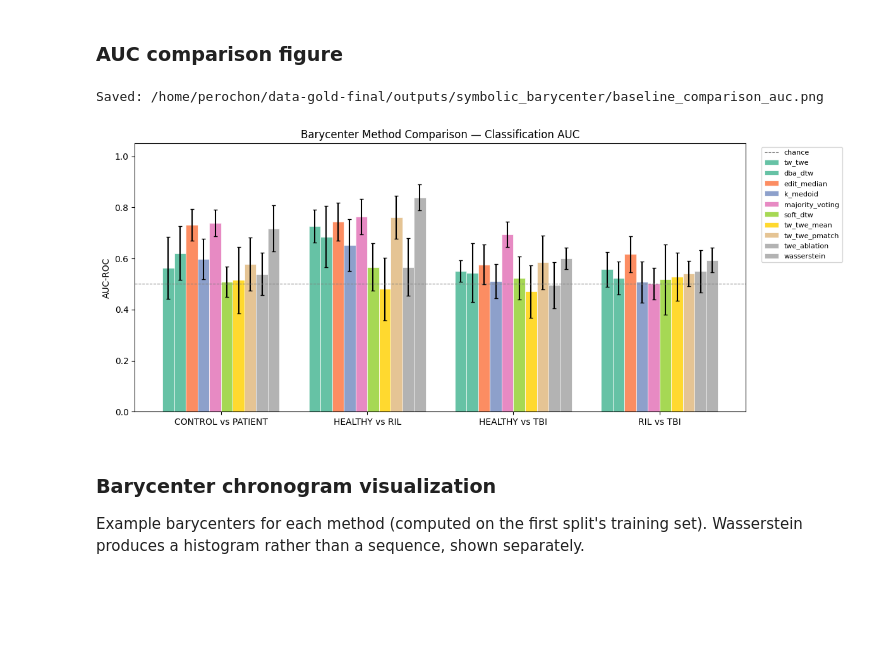
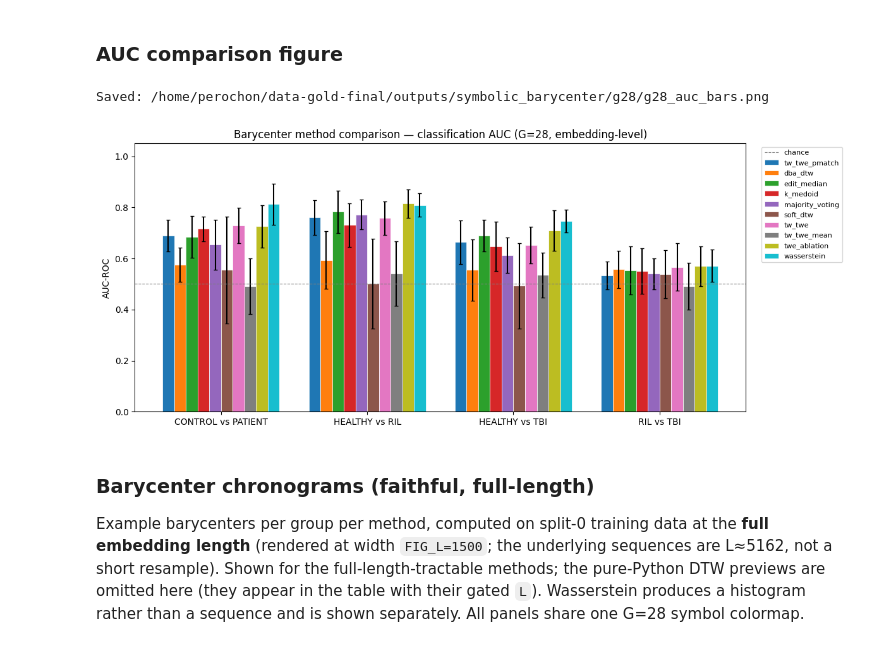
Before and after one commit to samperochon/smartflat, a Jupyter notebook: notebooks/06b_barycenter_baselines.ipynb, the cells around one changed output. Drawn from its saved outputs; the diff is of its cells as text; code cells hidden in the pictures; blank space fills up the shorter version.

```diff
--- a/notebooks/06b_barycenter_baselines.ipynb
+++ b/notebooks/06b_barycenter_baselines.ipynb
@@ -322,56 +413,54 @@ display(summary)
 # %% [markdown]
 ### AUC comparison figure
 # %%
-# Grouped bar chart: AUC by method and comparison pair
+# Grouped bar chart: AUC by method and comparison pair (G=28 faithful)
 auc_summary = (
     df_all.groupby(['method', 'comparison'])['auc']
     .agg(['mean', 'std'])
     .reset_index()
 )
 
-# Order methods: proposed first, then baselines alphabetically
-method_order = ['tw_twe'] + sorted([m for m in df_all['method'].unique() if m != 'tw_twe'])
+# Order: proposed first, then the rest alphabetically
+method_order = ['tw_twe_pmatch'] + sorted([m for m in df_all['method'].unique() if m != 'tw_twe_pmatch'])
 comparison_order = sorted(df_all['comparison'].unique())
 
 fig, ax = plt.subplots(figsize=(12, 5))
 n_methods = len(method_order)
 n_comparisons = len(comparison_order)
 bar_width = 0.8 / n_methods
-
-colors = plt.cm.Set2(np.linspace(0, 1, n_methods))
+colors = plt.cm.tab10(np.linspace(0, 1, n_methods))
 
 for mi, method in enumerate(method_order):
     means, stds, xs = [], [], []
     for ci, comp in enumerate(comparison_order):
         row = auc_summary[(auc_summary['method'] == method) & (auc_summary['comparison'] == comp)]
-        if len(row) > 0:
-            means.append(row['mean'].values[0])
-            stds.append(row['std'].values[0])
-        else:
-            means.append(0)
-            stds.append(0)
+        means.append(row['mean'].values[0] if len(row) else 0)
+        stds.append(row['std'].values[0] if len(row) else 0)
         xs.append(ci + mi * bar_width)
     ax.bar(xs, means, bar_width, yerr=stds, label=method, color=colors[mi],
            edgecolor='white', linewidth=0.5, capsize=2)
 
 ax.set_xticks([ci + (n_methods - 1) * bar_width / 2 for ci in range(n_comparisons)])
 ax.set_xticklabels([c.replace('_', ' ') for c in comparison_order])
 ax.set_ylabel('AUC-ROC')
-ax.set_title('Barycenter Method Comparison — Classification AUC')
+ax.set_title('Barycenter method comparison — classification AUC (G=28, embedding-level)')
 ax.axhline(0.5, color='gray', linestyle='--', linewidth=0.8, label='chance')
 ax.legend(bbox_to_anchor=(1.02, 1), loc='upper left', fontsize=8)
 ax.set_ylim(0, 1.05)
 fig.tight_layout()
 
-fig.savefig(os.path.join(out_dir, 'baseline_comparison_auc.png'), dpi=150, bbox_inches='tight')
-print(f"Saved: {os.path.join(out_dir, 'baseline_comparison_auc.png')}")
+fig.savefig(os.path.join(out_dir, 'g28_auc_bars.png'), dpi=150, bbox_inches='tight')
+print(f"Saved: {os.path.join(out_dir, 'g28_auc_bars.png')}")
 plt.show()
 # %% [output]
-Saved: /home/perochon/data-gold-final/outputs/symbolic_barycenter/baseline_comparison_auc.png
+Saved: /home/perochon/data-gold-final/outputs/symbolic_barycenter/g28/g28_auc_bars.png
-[figure, old version]
+[figure, new version]
 # %% [markdown]
-### Barycenter chronogram visualization
+### Barycenter chronograms (faithful, full-length)
 
-Example barycenters for each method (computed on the first split's training set).
-Wasserstein produces a histogram rather than a sequence, shown separately.
+Example barycenters per group per method, computed on split-0 training data at the **full
+embedding length** (rendered at width `FIG_L=1500`; the underlying sequences are L≈5162, not a
+short resample). Shown for the full-length-tractable methods; the pure-Python DTW previews are
+omitted here (they appear in the table with their gated `L`). Wasserstein produces a histogram
+rather than a sequence and is shown separately. All panels share one G=28 symbol colormap.
 # %%
```
Also changed, not shown: parts of 12 cells of this notebook, 21 other files.
